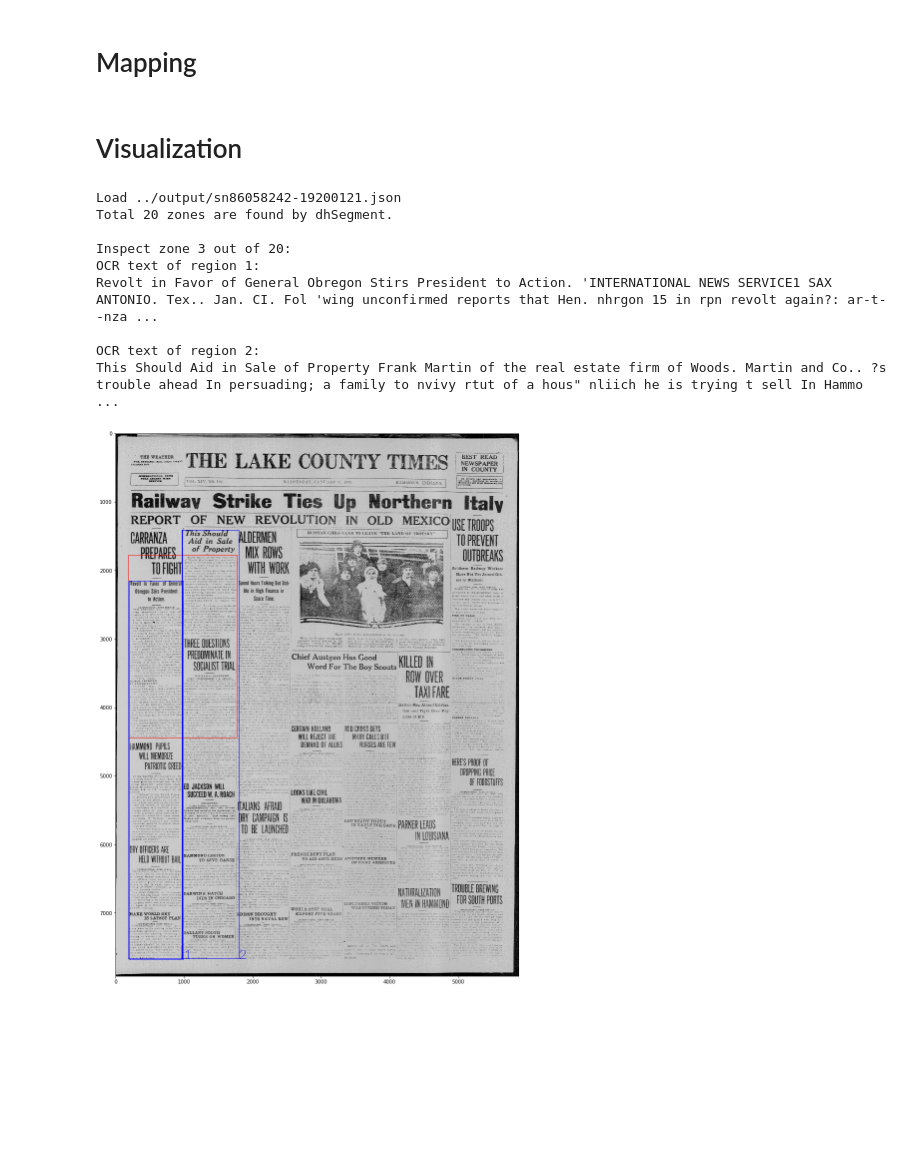
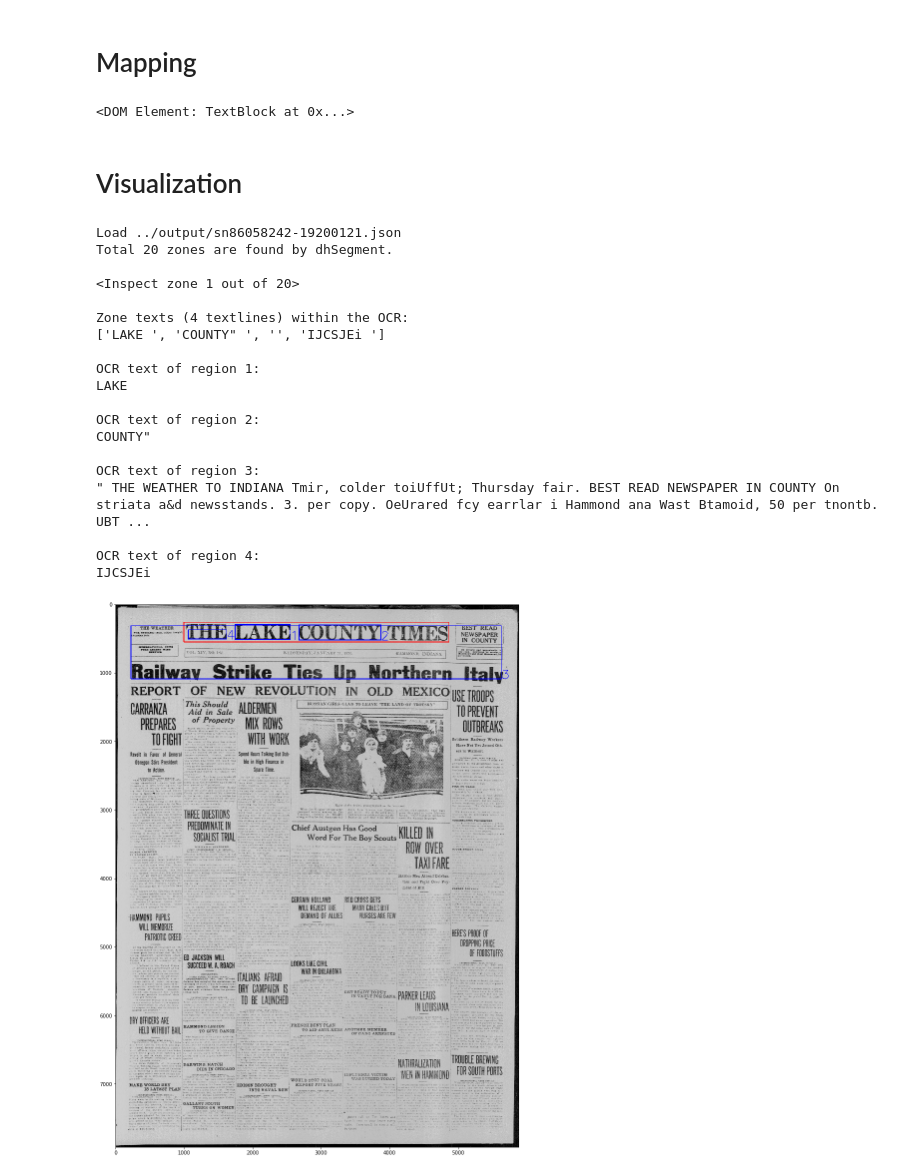
Before and after one commit to chulwoopack/Zone2OCR, a Jupyter notebook: demo/Interactive Demo.ipynb, the cells around one changed output. Saved outputs shown, nothing was run; the diff lists cells and outputs as text; code cells hidden in the pictures; blank space fills up the shorter version.

```diff
--- a/demo/Interactive Demo.ipynb
+++ b/demo/Interactive Demo.ipynb
@@ -18,7 +18,7 @@ import json
 ZONE_XML_PATH = '../example/zone_xmls'
 OCR_XML_PATH  = '../example/ocr_xmls'
 SAVE_PATH     = '../output'
-IOU_THRESHOLD = 0.1
+IOU_THRESHOLD = 0.05
 DEBUG = True
 # %%
 
@@ -100,6 +100,10 @@ OCR XML:
 87      TextBlock(s)
 # %% [markdown]
 # Mapping
+# %%
+zone_textBlocks[6]
+# %% [output]
+<DOM Element: TextBlock at 0x...>
 # %%
 """
 MAPPING
@@ -189,41 +224,54 @@ with open(json_file) as in_json_fp:
 print("Total {} zones are found by dhSegment.\n".format(len(data)))
 
 # Change index number for further inspection
-zone_idx = 2
+zone_idx = 0
 
-print("Inspect zone {} out of {}:".format(zone_idx+1,len(data)))
+print("<Inspect zone {} out of {}>\n".format(zone_idx+1,len(data)))
 zone_textBox = data[zone_idx]
 
 img = cv2.imread(os.path.join("../example/images",os.path.basename(json_file).split('.')[0] + '.jpg'))
 canvas = np.copy(img)
 
 # Draw zone region (red color)
 cv2.drawContours(canvas,np.int32([np.array(zone_textBox['zone_coord'])]),0,(255,0,0),10)
+
+print("Zone texts ({} textlines) within the OCR:\n{}\n".format(len(zone_textBox['zone_texts']), zone_textBox['zone_texts']))
+
 
 for ocr_idx in range(len(zone_textBox['ocr_coords'])):
     # Draw zone region (blue color)
     cv2.drawContours(canvas,np.int32([np.array(zone_textBox['ocr_coords'][ocr_idx])]),0,(0,0,255),10)
 
     font                   = cv2.FONT_HERSHEY_SIMPLEX
     topLeftCornerOfText    = tuple(zone_textBox['ocr_coords'][ocr_idx][1])
     fontScale              = 6
     fontColor              = (0,0,255)
     lineType               = 6
     cv2.putText(canvas, str(ocr_idx+1), topLeftCornerOfText, font, fontScale, fontColor,lineType, cv2.LINE_AA)
 
     print("OCR text of region {}:\n{}\n".format(ocr_idx+1,zone_textBox['ocr_texts'][ocr_idx]))
 
 plt.figure(figsize=(20,20))
 plt.imshow(canvas)
 plt.show()
 # %% [output]
 Load ../output/sn86058242-19200121.json
 Total 20 zones are found by dhSegment.
 
-Inspect zone 3 out of 20:
+<Inspect zone 1 out of 20>
+
+Zone texts (4 textlines) within the OCR:
+['LAKE ', 'COUNTY" ', '', 'IJCSJEi ']
+
 OCR text of region 1:
-Revolt in Favor of General Obregon Stirs President to Action. 'INTERNATIONAL NEWS SERVICE1 SAX ANTONIO. Tex.. Jan. CI. Fol 'wing unconfirmed reports that Hen. nhrgon 15 in rpn revolt again?: ar-t--nza ...
+LAKE
 
 OCR text of region 2:
-This Should Aid in Sale of Property Frank Martin of the real estate firm of Woods. Martin and Co.. ?s trouble ahead In persuading; a family to nvivy rtut of a hous" nliich he is trying t sell In Hammo ...
+COUNTY"
+
+OCR text of region 3:
+" THE WEATHER TO INDIANA Tmir, colder toiUffUt; Thursday fair. BEST READ NEWSPAPER IN COUNTY On striata a&d newsstands. 3. per copy. OeUrared fcy earrlar i Hammond ana Wast Btamoid, 50 per tnontb. UBT ...
+
+OCR text of region 4:
+IJCSJEi
-[figure, old version]
+[figure, new version]
```
Also changed, not shown: parts of 1 cell of this notebook.
